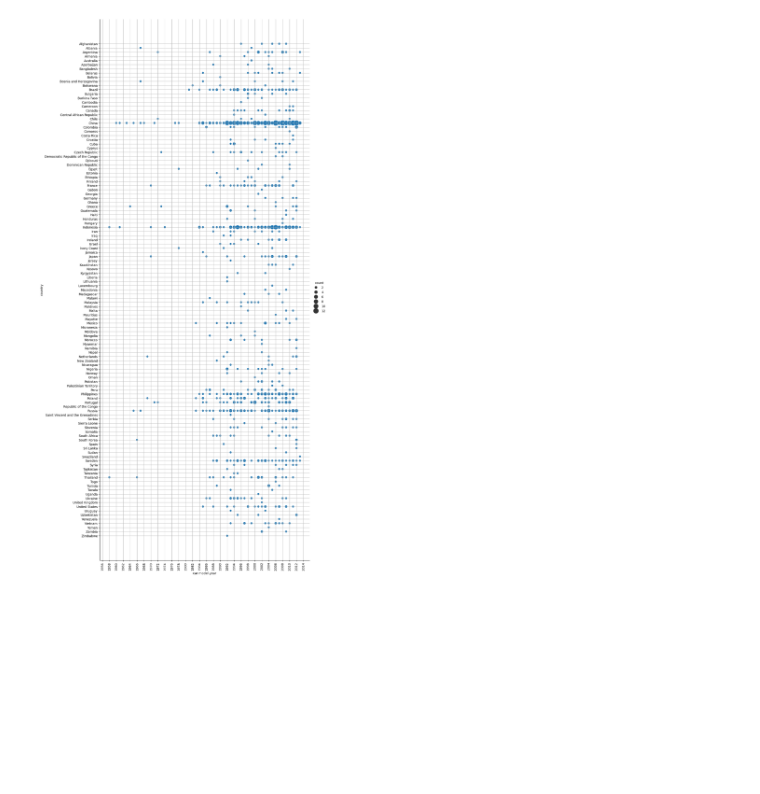
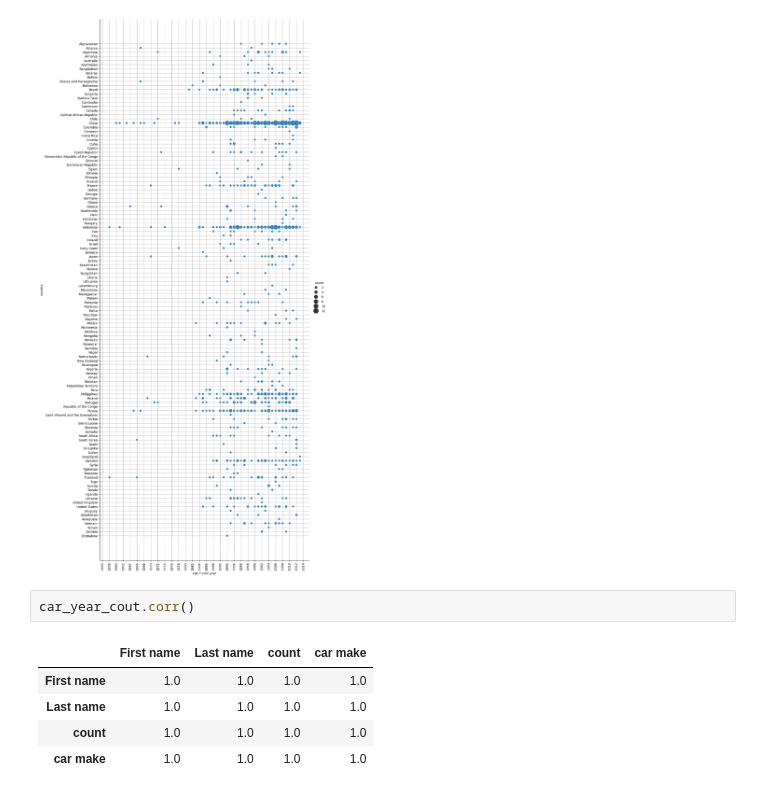
Before and after one commit to MaximKucheriaviy/labNUFT, a Jupyter notebook: VBA/lab3/lab2Notebook.ipynb, the cells around one changed output. Saved outputs shown, nothing was run; the diff lists cells and outputs as text; blank space fills up the shorter version.

```diff
--- a/VBA/lab3/lab2Notebook.ipynb
+++ b/VBA/lab3/lab2Notebook.ipynb
@@ -45,3 +29,11 @@ plt.xticks(rotation=90)
 plt.gca().xaxis.set_major_locator(MultipleLocator(2))
 # %% [output]
 [figure]
+# %%
+car_year_cout.corr()
+# %% [output]
+|  | First name | Last name | count | car make |
+| First name | 1.0 | 1.0 | 1.0 | 1.0 |
+| Last name | 1.0 | 1.0 | 1.0 | 1.0 |
+| count | 1.0 | 1.0 | 1.0 | 1.0 |
+| car make | 1.0 | 1.0 | 1.0 | 1.0 |
```
Also changed, not shown: parts of 1 cell of this notebook, 2 other files.
